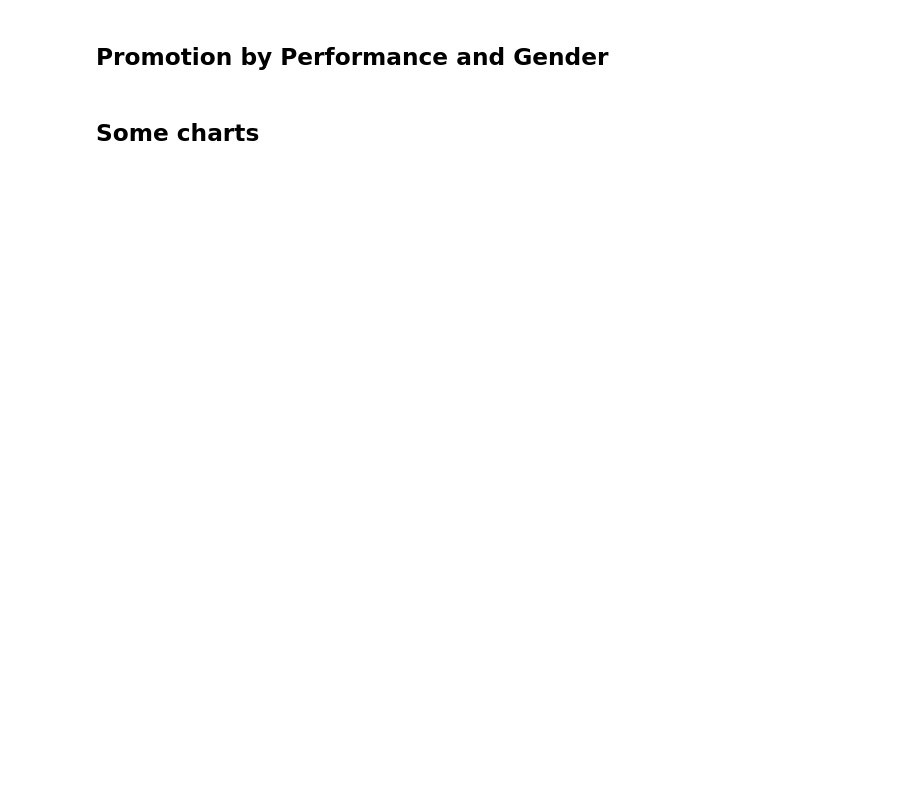
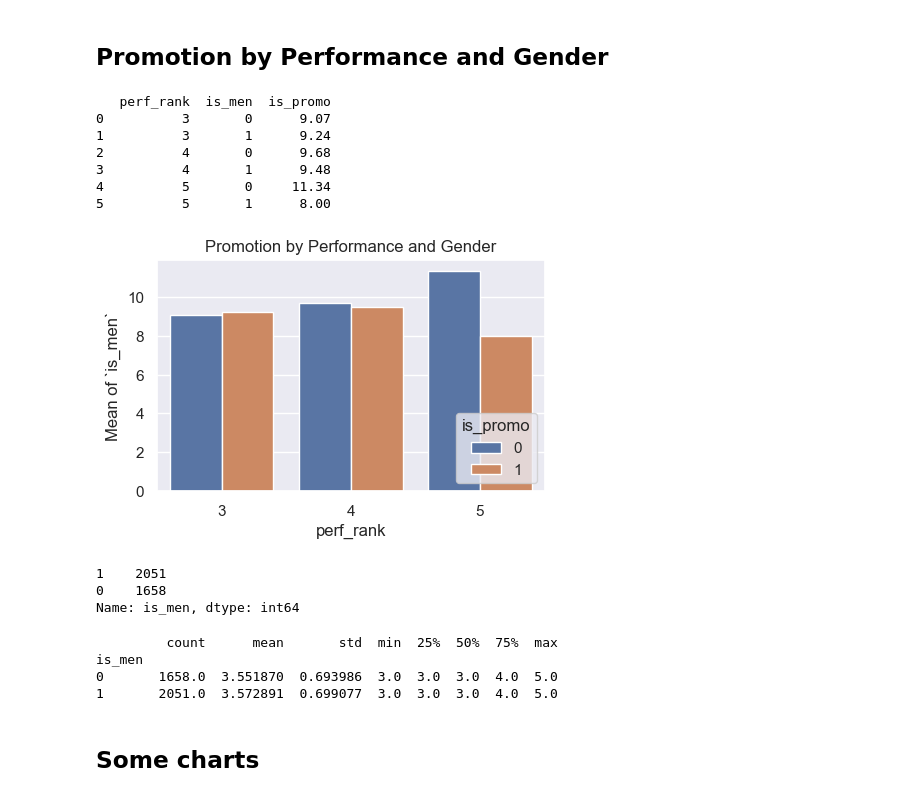
Before and after one commit to aleurb/empl_perf, a Jupyter notebook: code/analysis.ipynb, the cells around one changed output. Cells and saved outputs as stored; diff of their text form; code cells hidden in the pictures; blank space fills up the shorter version.

```diff
--- a/code/analysis.ipynb
+++ b/code/analysis.ipynb
@@ -204,22 +364,41 @@ plt.show()
 ## Promotion by Performance and Gender
 # %%
 # calculate mean of `x` grouped by`y`:
-mean_by_groups = pd.DataFrame(data_clean.groupby(['perf_rank', 'is_promo'])['is_men'].mean().reset_index())
-#mean_by_groups = np.round(mean_by_groups, 2)
+mean_by_groups = pd.DataFrame(data_clean.groupby(['perf_rank', 'is_men'])['is_promo'].mean().reset_index())
+mean_by_groups['is_promo'] = np.round(mean_by_groups['is_promo'] * 100, 2)
 print(f'{mean_by_groups}')
 
 
 
-plt.figure(figsize=(8,5))
-sns.barplot(data=mean_by_groups, x='perf_rank', y='is_men', hue='is_promo')
+plt.figure(figsize=(5,3))
+sns.barplot(data=mean_by_groups, x='perf_rank', y='is_promo', hue='is_men')
 plt.xlabel('perf_rank')
 plt.ylabel('Mean of `is_men`')
-plt.title('Mean of `is_men` by `perf_rank` and `is_promo`')
-plt.legend(title='is_promo')
+plt.title('Promotion by Performance and Gender')
+plt.legend(title='is_promo', loc="lower right")
 plt.show()
+# %% [output]
+   perf_rank  is_men  is_promo
+0          3       0      9.07
+1          3       1      9.24
+2          4       0      9.68
+3          4       1      9.48
+4          5       0     11.34
+5          5       1      8.00
+[figure, added]
 # %%
 print(data_clean['is_men'].value_counts())
-print(data_clean.groupby('is_men')['perf_rank'].describe())
+# %% [output]
+1    2051
+0    1658
+Name: is_men, dtype: int64
+# %%
+print(data_clean.groupby('is_men')['perf_rank'].describe())
+# %% [output]
+         count      mean       std  min  25%  50%  75%  max
+is_men
+0       1658.0  3.551870  0.693986  3.0  3.0  3.0  4.0  5.0
+1       2051.0  3.572891  0.699077  3.0  3.0  3.0  4.0  5.0
 # %% [markdown]
 ## Some charts
 # %%
```
Also changed, not shown: parts of 67 cells of this notebook, 1 other file.
